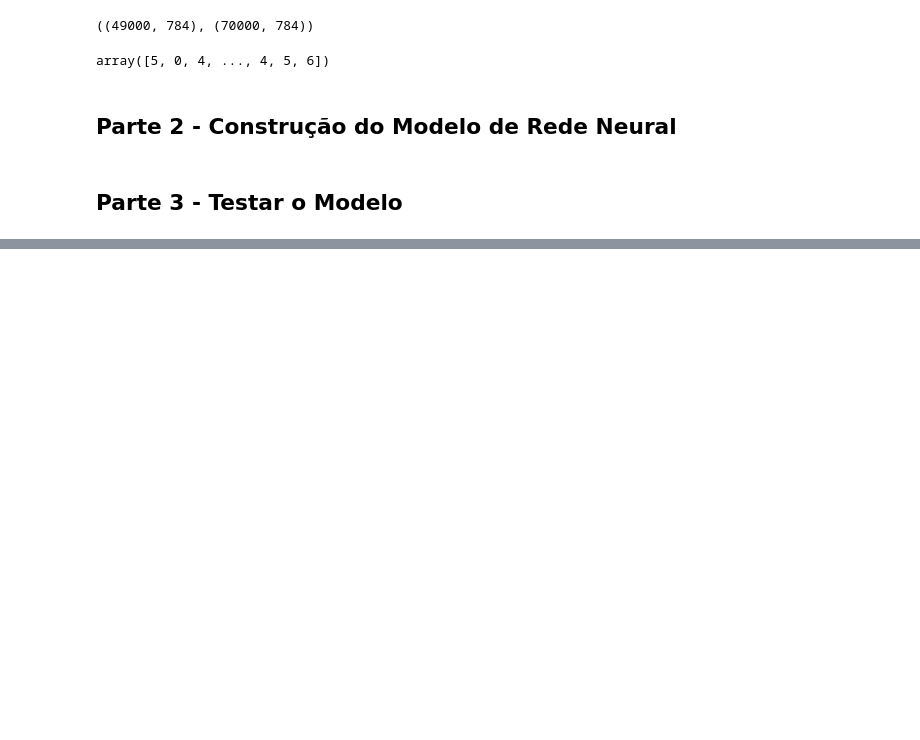
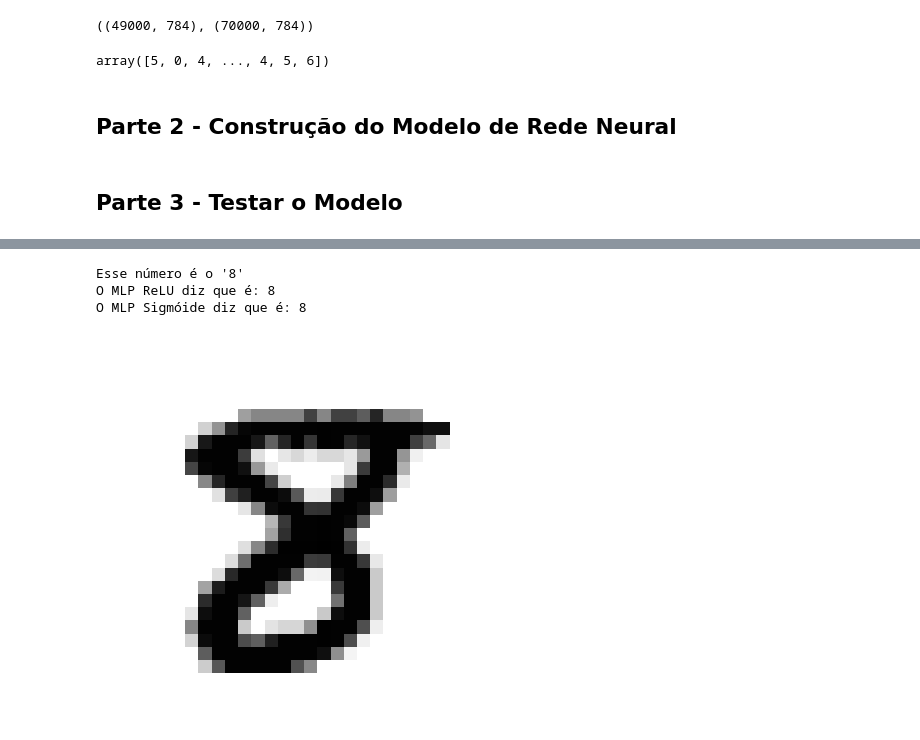
Before and after one commit to RexynyN/data-science, a Jupyter notebook: ia_mlp.ipynb, the cells around one changed output, grey strips where cells are left out. Saved outputs shown, nothing was run; the diff lists cells and outputs as text; code cells hidden in the pictures; blank space fills up the shorter version.

```diff
--- a/ia_mlp.ipynb
+++ b/ia_mlp.ipynb
@@ -254,6 +262,23 @@ Acurácia final =>  90.16%
 # %%
 # Vamos ver se ele consegue prever um dígito aleatório
-some_digit = X_train[0]
+some_digit = X_test[0]
 single_relu = mlp_relu.predict(np.array([some_digit]))
 single_sig = mlp_sig.predict(np.array([some_digit]))
+
+# Plota o número
+some_digit_image = some_digit.reshape(28, 28)
+plt.imshow(some_digit_image, cmap=mtl.cm.binary)
+plt.axis("off")
+
+# Vamos ver se os MLPs acertaram!
+print("Esse número é o '", y_test[0], "'", sep="")
+print("O MLP ReLU diz que é: ", single_relu[0], sep="")
+print("O MLP Sigmóide diz que é: ", single_sig[0], sep="") # Sucesso!
+
+plt.show()
+# %% [output]
+Esse número é o '8'
+O MLP ReLU diz que é: 8
+O MLP Sigmóide diz que é: 8
+[figure, added]
 # %%
```
Also changed, not shown: parts of 6 cells of this notebook.
